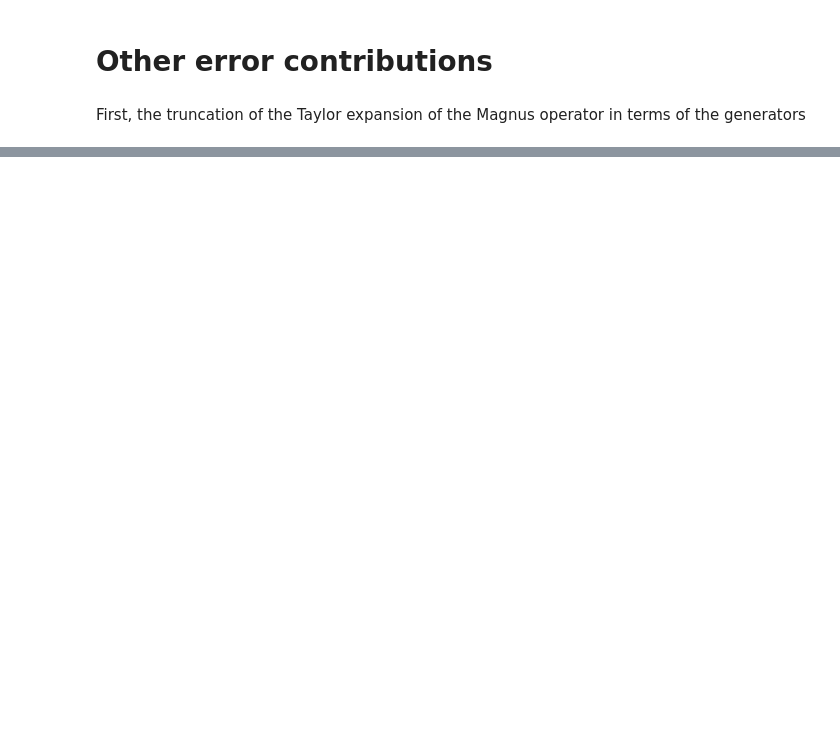
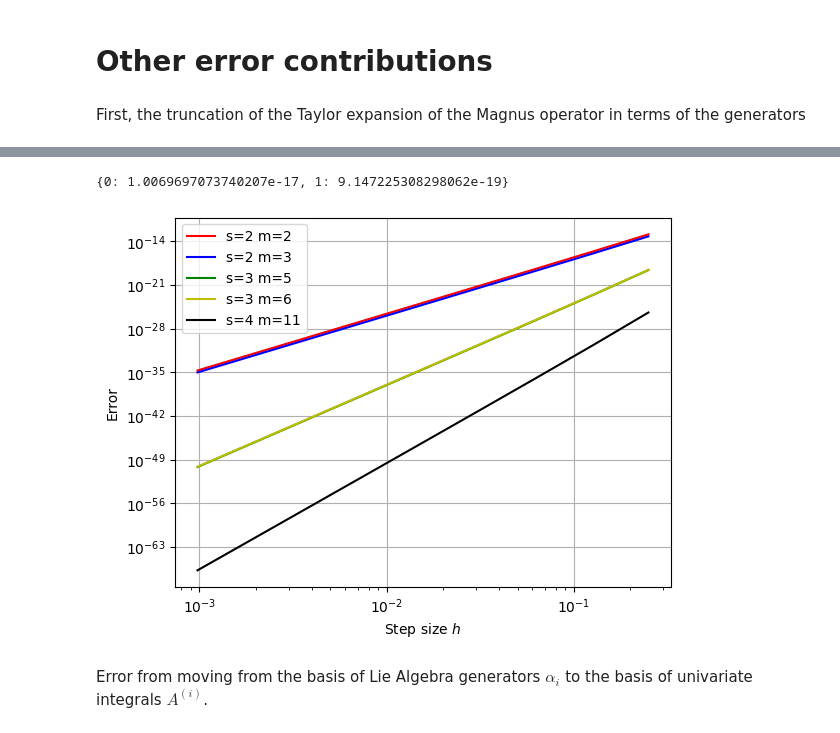
Before and after one commit to XanaduAI/CFQMagnus, a Jupyter notebook: largest_error_bounds.ipynb, the cells around one changed output, grey strips where cells are left out. Drawn from its saved outputs; the diff is of its cells as text; code cells hidden in the pictures; blank space fills up the shorter version.

```diff
--- a/largest_error_bounds.ipynb
+++ b/largest_error_bounds.ipynb
@@ -537,0 +653,79 @@ plt.grid()
+# %%
+def quadrature_residual(s, m, h, maxc = 1):
+    '''
+    Computes the error of the quadrature rule for the Magnus expansion of order 2s+1.
+    m: number of exponentials in the Commutator Free Magnus operator
+    s: 2s is the order of the Magnus expansion
+    h: step size
+    cs_y: list of the values of the quadrature rule
+
+    n: order of the quadrature rule (2s)
+    i: index of the univariate integral
+    j: missing terms in the univariate integral, that constitute the error term
+    '''
+    quadrature_residual = {}
+    for i in range(1,m+1):
+        quadrature_residual[i-1] = {}
+        n = 2*s
+        partial_sums = []
+        for j in range(0, 350):
+            term = math.factorial(2*n+j)/math.factorial(j)*(1-(-1)**(i+j))/((i+j+2*n)*2**(2*n+j+i))* maxc * (h/2)**(j)
+            partial_sums.append(term + partial_sums[-1] if len(partial_sums) > 0 else term)
+
+        partial_sums = np.array(partial_sums)
+        partial_sums *= (math.factorial(n)/math.factorial(2*n))**3 * math.factorial(n)/(2*n+1) * h**(2*n+1)
+
+        quadrature_residual[i-1] = partial_sums[-1]
+
+    return quadrature_residual
+
+def quadrature_error(s, m, h, cs_y, maxc = 1, qr = None):
+    if qr is None:
+        qr = quadrature_residual(s, m, h, maxc = maxc)
+
+    error = 0
+    for i in range(m):
+        for t in range(s):
+            error += qr[i] * abs(cs_y[(s,m)][i][t])
+
+    return error
+
+h = 1/10
+s = 2
+m = 2
+qr = quadrature_residual(s, m, h, maxc = 1)
+print(qr)
+# %% [output]
+{0: 1.0069697073740207e-17, 1: 9.147225308298062e-19}
+# %%
+# Plot the error of the quadrature rule for different values of s, m and h
+hs = [1/(2) * 1/2**i for i in range(1,10)]
+maxp = 15
+for (s, m, color) in zip([2,2,3,3,4], [2, 3, 5, 6, 11], ['r', 'b', 'g', 'y', 'k']):
+    plot_hs = []
+    step_error = []
+    error = []
+    for h in hs:
+
+        plot_hs.append(h)
+
+        qr = quadrature_residual(s, m, h, maxc = 1)
+        qe = quadrature_error(s, m, h, cs_y, maxc = 1, qr = qr)
+        error.append(qe)
+
+    plt.plot(plot_hs, error, color = color, label = f's={s} m={m}')
+
+handles, labels = plt.gca().get_legend_handles_labels()
+by_label = dict(zip(labels, handles))
+plt.legend(by_label.values(), by_label.keys())
+
+plt.yscale('log')
+plt.xscale('log')
+plt.ylabel('Error')
+plt.xlabel(r'Step size $h$')
+plt.grid()
+plt.show()
+# %% [output]
+[figure, added]
+# %% [markdown]
+Error from moving from the basis of Lie Algebra generators $\alpha_i$ to the basis of univariate integrals $A^{(i)}$.
```
Also changed, not shown: parts of 21 cells of this notebook.
